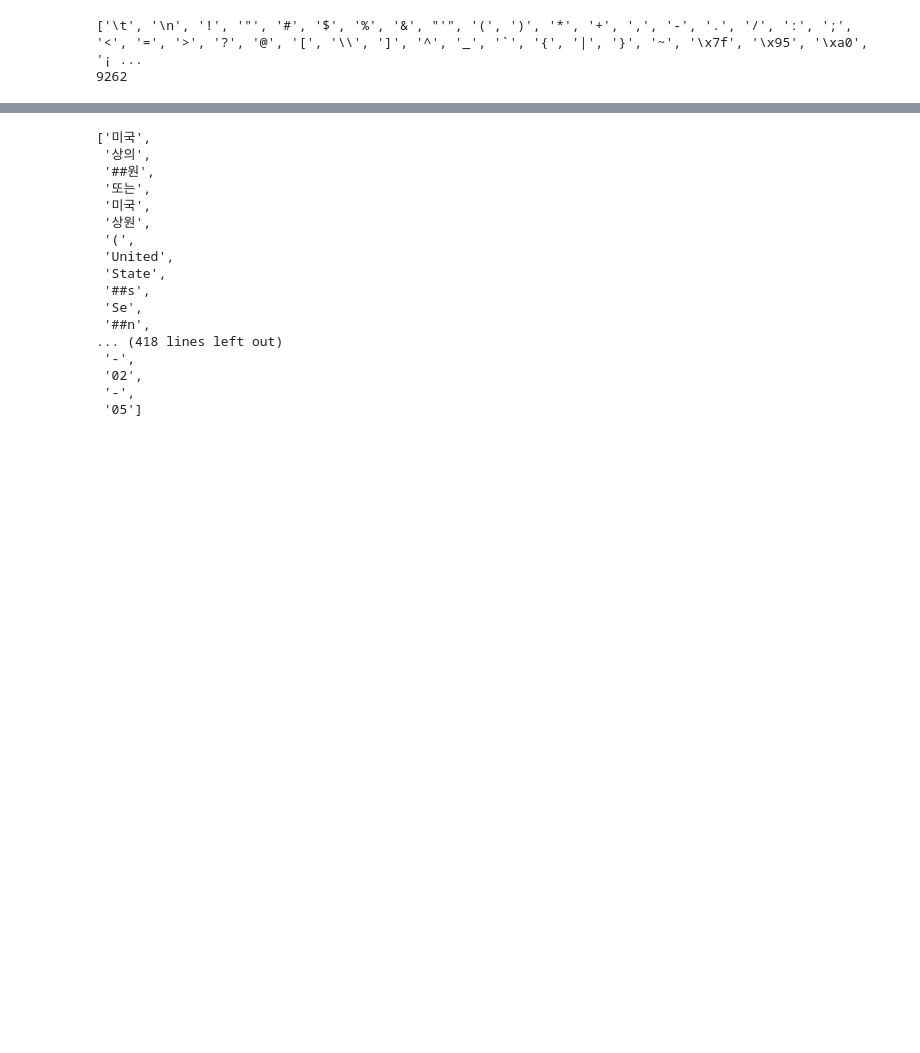
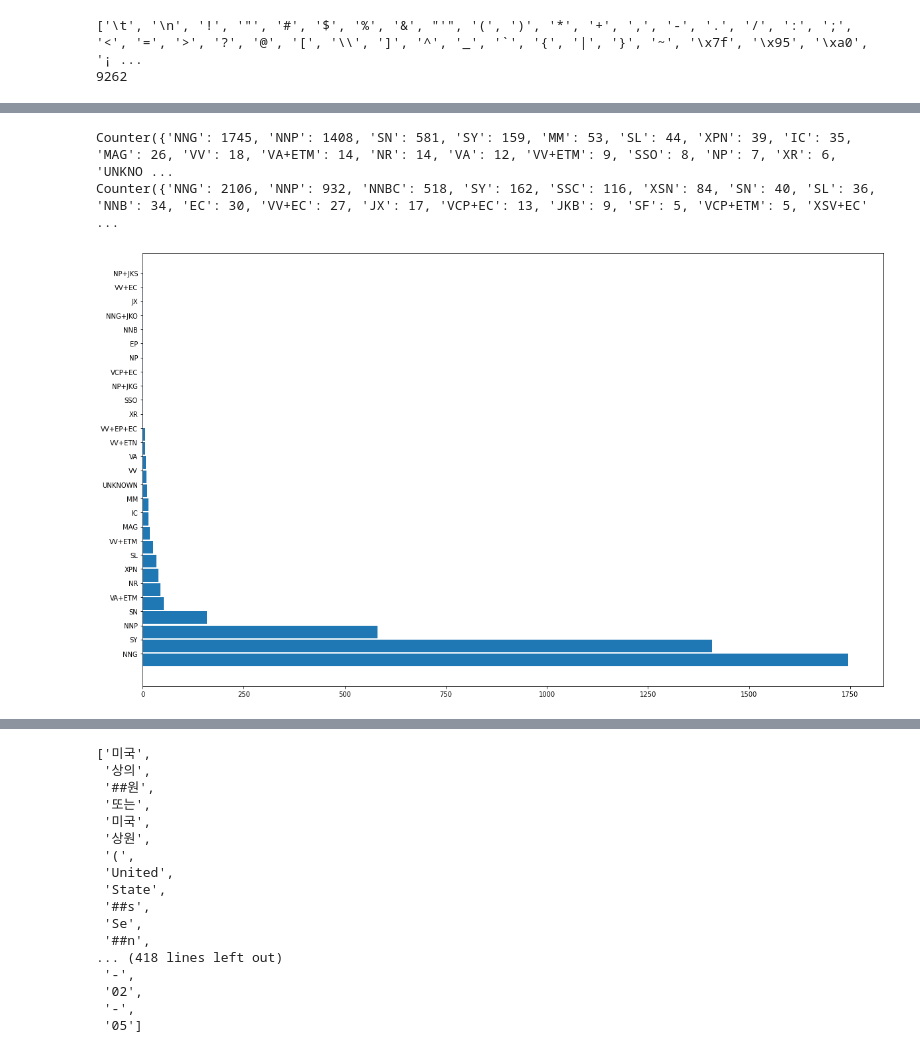
Before and after one commit to boostcampaitech2/mrc-level2-nlp-17, a Jupyter notebook: code/EDA0.ipynb, the cells around one changed output, grey strips where cells are left out. Cells and saved outputs as stored; diff of their text form; code cells hidden in the pictures; blank space fills up the shorter version.

```diff
--- a/code/EDA0.ipynb
+++ b/code/EDA0.ipynb
@@ -221,0 +192,26 @@ for i in range(65200, 66000):
+# %%
+answers = []
+contexts = []
+document_ids = []
+ids = []
+questions = []
+titles = []
+
+for data in train_data["train"]:
+    answers.append(data["answers"])
+    contexts.append(data["context"])
+    document_ids.append(data["document_id"])
+    ids.append(data["id"])
+    questions.append(data["question"])
+    titles.append(data["title"])
+
+for data in train_data["validation"]:
+    answers.append(data["answers"])
+    contexts.append(data["context"])
+    document_ids.append(data["document_id"])
+    ids.append(data["id"])
+    questions.append(data["question"])
+    titles.append(data["title"])
+
+train_validation_data = pd.DataFrame({"answers": answers, "contexts" : contexts, "document_ids" : document_ids, "ids": ids, "questions" : questions, "titles" : titles})
+train_validation_data
@@ -221,0 +253,4 @@ for i in range(65200, 66000):
+# %%
+pumsa_tagging = [mecab.pos(data["text"][0]) for data in train_validation_answers]
+print(len(train_validation_answers))
+pprint(pumsa_tagging)
@@ -221,0 +275,20 @@ for i in range(65200, 66000):
+# %%
+start_pumsa_tagging = [pt[0][1] for pt in pumsa_tagging]
+end_pumsa_tagging = [pt[-1][1] for pt in pumsa_tagging]
+print(Counter(start_pumsa_tagging))
+print(Counter(end_pumsa_tagging))
+# %% [output]
+Counter({'NNG': 1745, 'NNP': 1408, 'SN': 581, 'SY': 159, 'MM': 53, 'SL': 44, 'XPN': 39, 'IC': 35, 'MAG': 26, 'VV': 18, 'VA+ETM': 14, 'NR': 14, 'VA': 12, 'VV+ETM': 9, 'SSO': 8, 'NP': 7, 'XR': 6, 'UNKNO ...
+Counter({'NNG': 2106, 'NNP': 932, 'NNBC': 518, 'SY': 162, 'SSC': 116, 'XSN': 84, 'SN': 40, 'SL': 36, 'NNB': 34, 'EC': 30, 'VV+EC': 27, 'JX': 17, 'VCP+EC': 13, 'JKB': 9, 'SF': 5, 'VCP+ETM': 5, 'XSV+EC' ...
+# %%
+labels, values = zip(*Counter(start_pumsa_tagging).items())
+
+indexes = np.arange(len(labels))
+width = 0.9
+
+plt.figure(figsize=(20, 12))
+plt.barh(indexes, sorted(values, reverse=True), width, )
+plt.yticks(indexes + width * 0.5, labels)
+plt.show()
+# %% [output]
+[figure, added]
```
Also changed, not shown: parts of 18 cells of this notebook.
